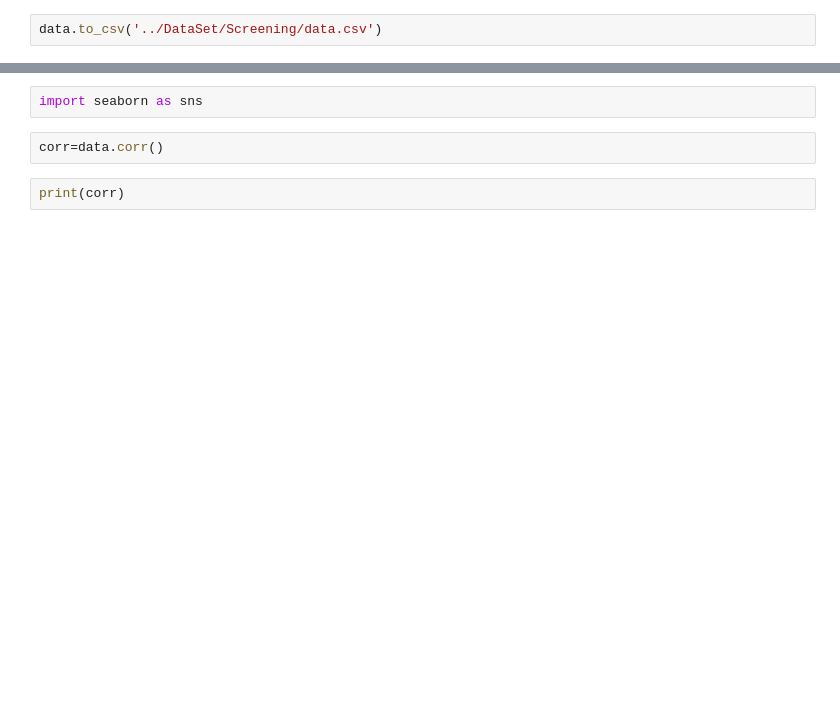
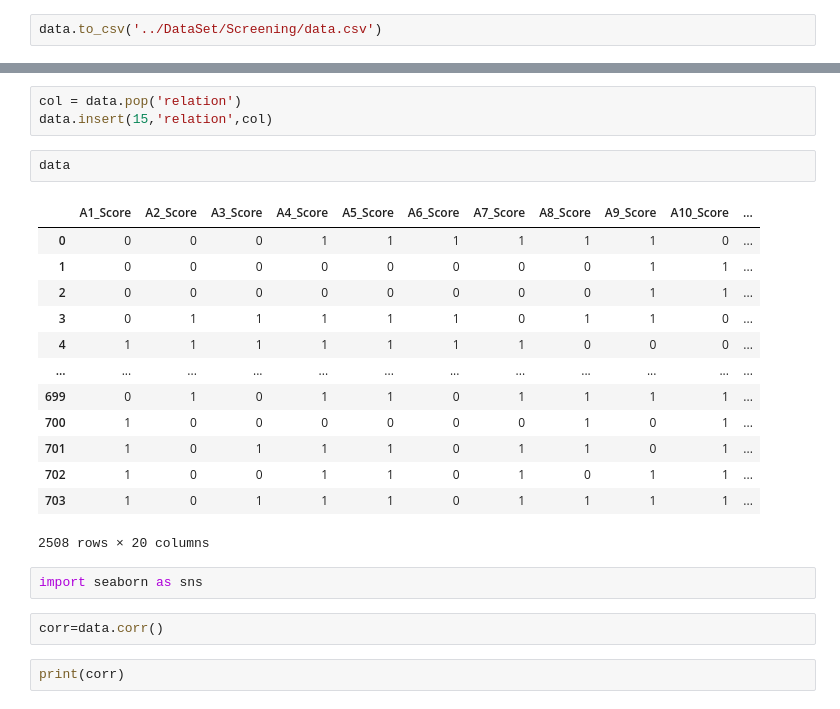
Before and after one commit to kingkgp25/Autism-Spectrum-Disorder-Detection, a Jupyter notebook: Preprocessed Data/merging.ipynb, the cells around one changed output, grey strips where cells are left out. Drawn from its saved outputs; the diff is of its cells as text; blank space fills up the shorter version.

```diff
--- a/Preprocessed Data/merging.ipynb
+++ b/Preprocessed Data/merging.ipynb
@@ -35,3 +74,22 @@ data.head()
+# %%
+col = data.pop('relation')
+data.insert(15,'relation',col)
+# %%
+data
+# %% [output]
+|  | A1_Score | A2_Score | A3_Score | A4_Score | A5_Score | A6_Score | A7_Score | A8_Score | A9_Score | A10_Score | ... |
+| 0 | 0 | 0 | 0 | 1 | 1 | 1 | 1 | 1 | 1 | 0 | ... |
+| 1 | 0 | 0 | 0 | 0 | 0 | 0 | 0 | 0 | 1 | 1 | ... |
+| 2 | 0 | 0 | 0 | 0 | 0 | 0 | 0 | 0 | 1 | 1 | ... |
+| 3 | 0 | 1 | 1 | 1 | 1 | 1 | 0 | 1 | 1 | 0 | ... |
+| 4 | 1 | 1 | 1 | 1 | 1 | 1 | 1 | 0 | 0 | 0 | ... |
+| ... | ... | ... | ... | ... | ... | ... | ... | ... | ... | ... | ... |
+| 699 | 0 | 1 | 0 | 1 | 1 | 0 | 1 | 1 | 1 | 1 | ... |
+| 700 | 1 | 0 | 0 | 0 | 0 | 0 | 0 | 1 | 0 | 1 | ... |
+| 701 | 1 | 0 | 1 | 1 | 1 | 0 | 1 | 1 | 0 | 1 | ... |
+| 702 | 1 | 0 | 0 | 1 | 1 | 0 | 1 | 0 | 1 | 1 | ... |
+| 703 | 1 | 0 | 1 | 1 | 1 | 0 | 1 | 1 | 1 | 1 | ... |
+2508 rows × 20 columns
 # %%
 import seaborn as sns
 # %%
```
Also changed, not shown: parts of 23 cells of this notebook, 5 other files.
